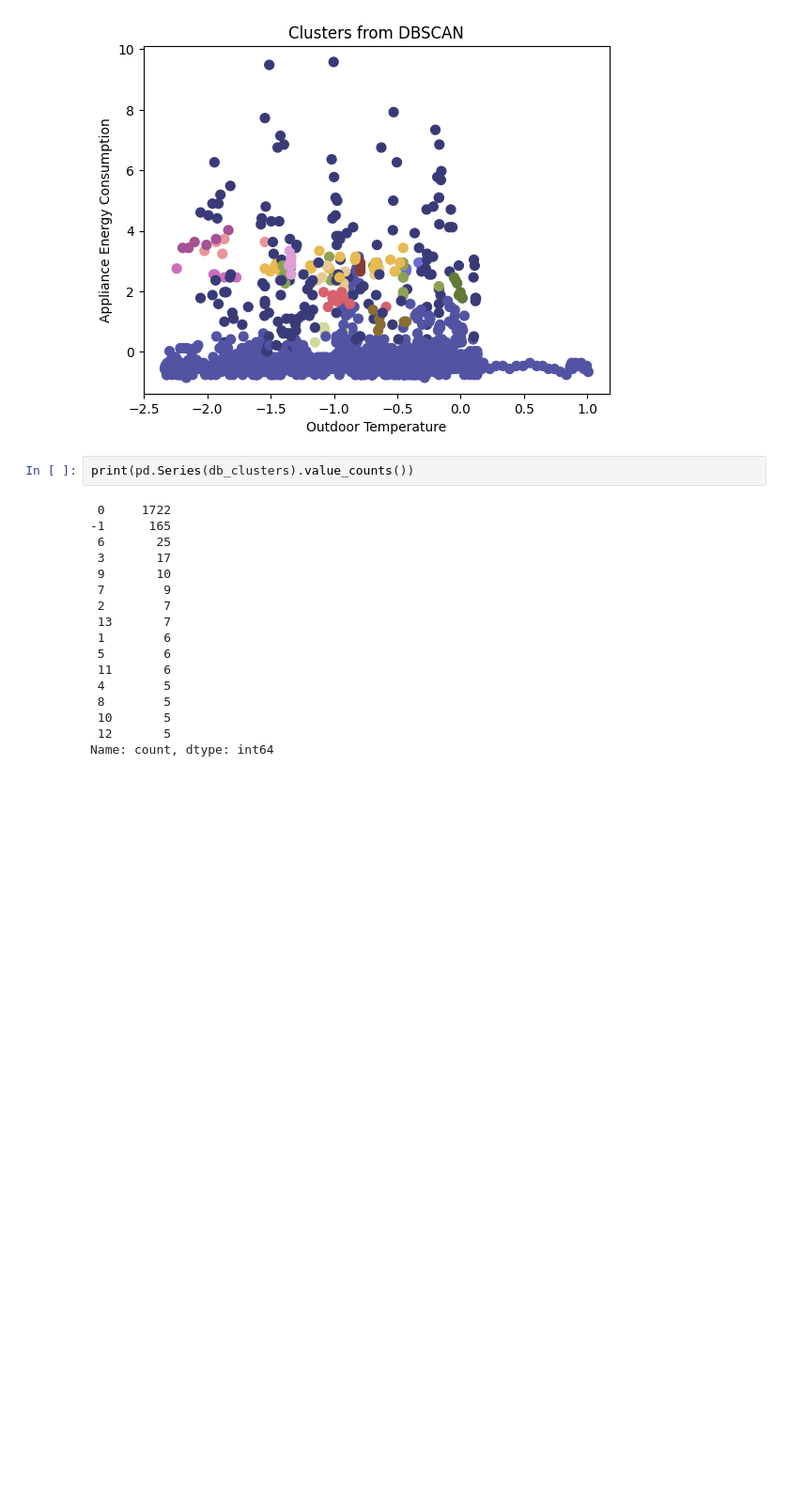
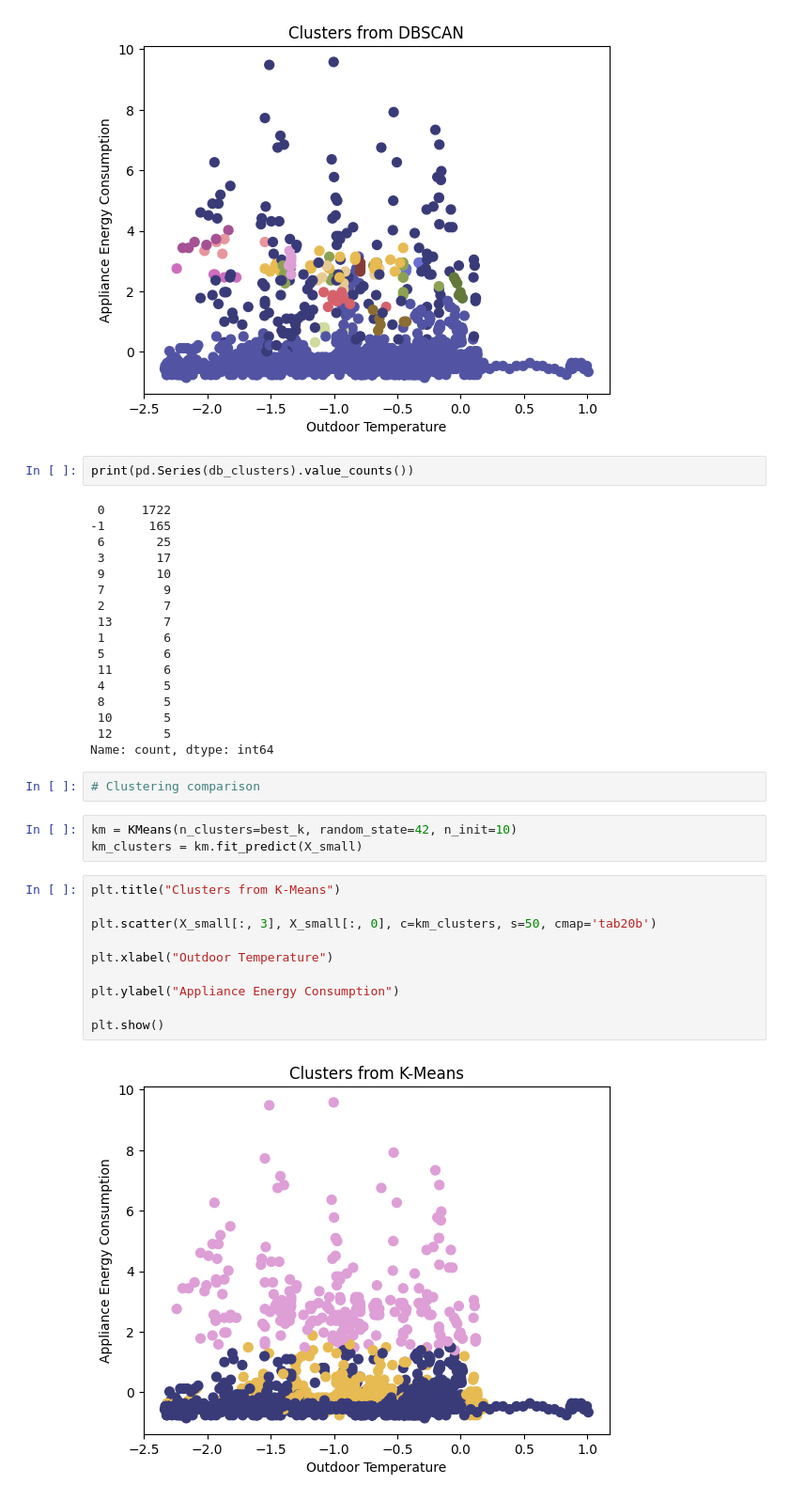
Before and after one commit to pericles-1995/CA1-2026193, a Jupyter notebook: CA2 ML.ipynb, the cells around one changed output. Shown at 94% size. Drawn from its saved outputs; the diff is of its cells as text; blank space fills up the shorter version.

```diff
--- a/CA2 ML.ipynb
+++ b/CA2 ML.ipynb
@@ -355,3 +357,20 @@ print(pd.Series(db_clusters).value_counts())
  10       5
  12       5
 Name: count, dtype: int64
+# %%
+# Clustering comparison
+# %%
+km = KMeans(n_clusters=best_k, random_state=42, n_init=10)
+km_clusters = km.fit_predict(X_small)
+# %%
+plt.title("Clusters from K-Means")
+
+plt.scatter(X_small[:, 3], X_small[:, 0], c=km_clusters, s=50, cmap='tab20b')
+
+plt.xlabel("Outdoor Temperature")
+
+plt.ylabel("Appliance Energy Consumption")
+
+plt.show()
+# %% [output]
+[figure, added]
```
Also changed, not shown: parts of 23 cells of this notebook.
